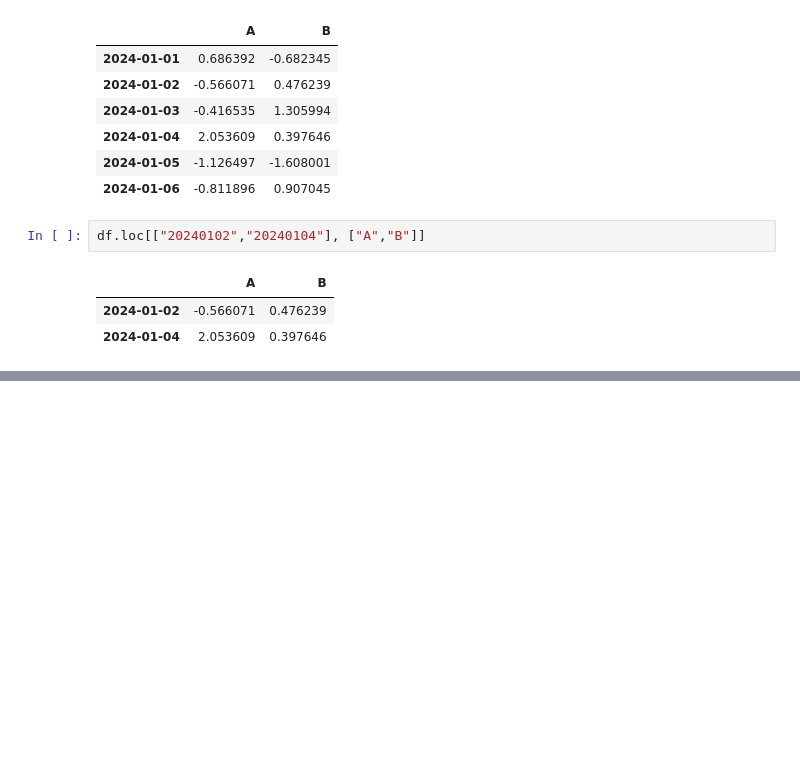
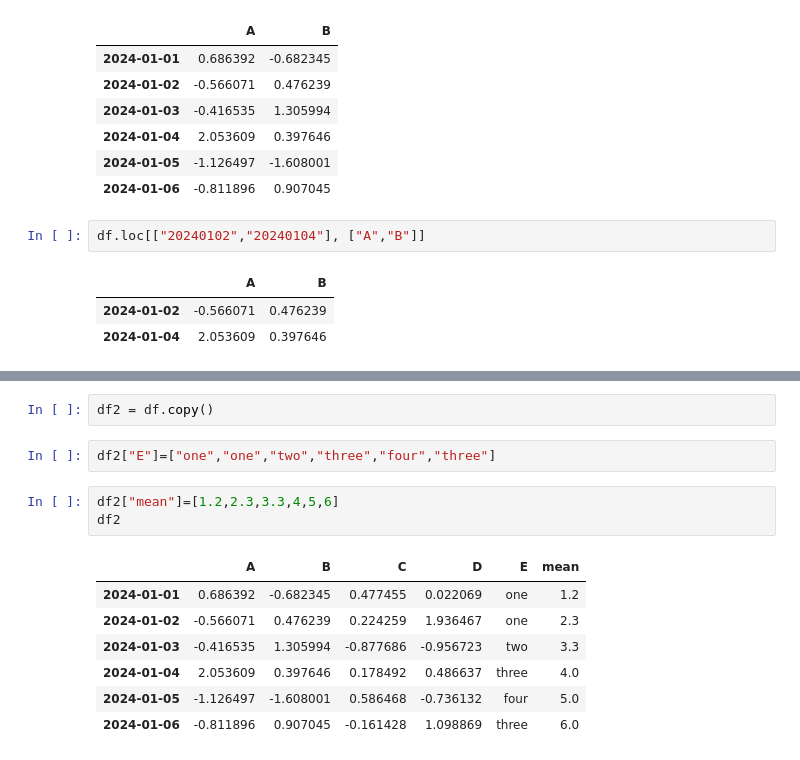
Before and after one commit to Syeda-Eman/40-days-of-Python, a Jupyter notebook: Day_9.ipynb, the cells around one changed output, grey strips where cells are left out. Cells and saved outputs as stored; diff of their text form; blank space fills up the shorter version.

```diff
--- a/Day_9.ipynb
+++ b/Day_9.ipynb
@@ -232,0 +302,15 @@ df.loc[["20240102","20240104"], ["A","B"]]
+# %%
+df2 = df.copy()
+# %%
+df2["E"]=["one","one","two","three","four","three"]
+# %%
+df2["mean"]=[1.2,2.3,3.3,4,5,6]
+df2
+# %% [output]
+|  | A | B | C | D | E | mean |
+| 2024-01-01 | 0.686392 | -0.682345 | 0.477455 | 0.022069 | one | 1.2 |
+| 2024-01-02 | -0.566071 | 0.476239 | 0.224259 | 1.936467 | one | 2.3 |
+| 2024-01-03 | -0.416535 | 1.305994 | -0.877686 | -0.956723 | two | 3.3 |
+| 2024-01-04 | 2.053609 | 0.397646 | 0.178492 | 0.486637 | three | 4.0 |
+| 2024-01-05 | -1.126497 | -1.608001 | 0.586468 | -0.736132 | four | 5.0 |
+| 2024-01-06 | -0.811896 | 0.907045 | -0.161428 | 1.098869 | three | 6.0 |
```
Also changed, not shown: parts of 10 cells of this notebook.
